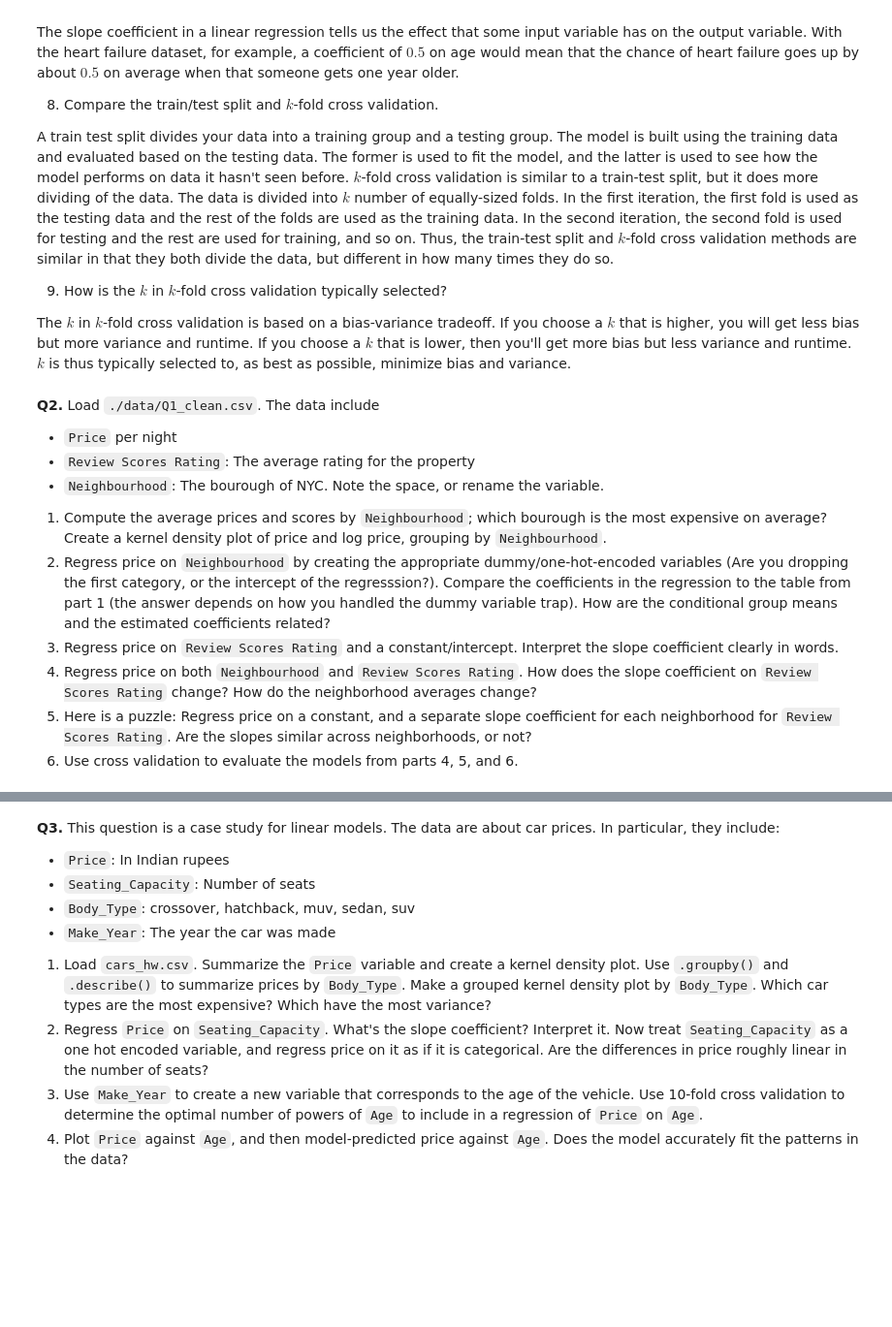
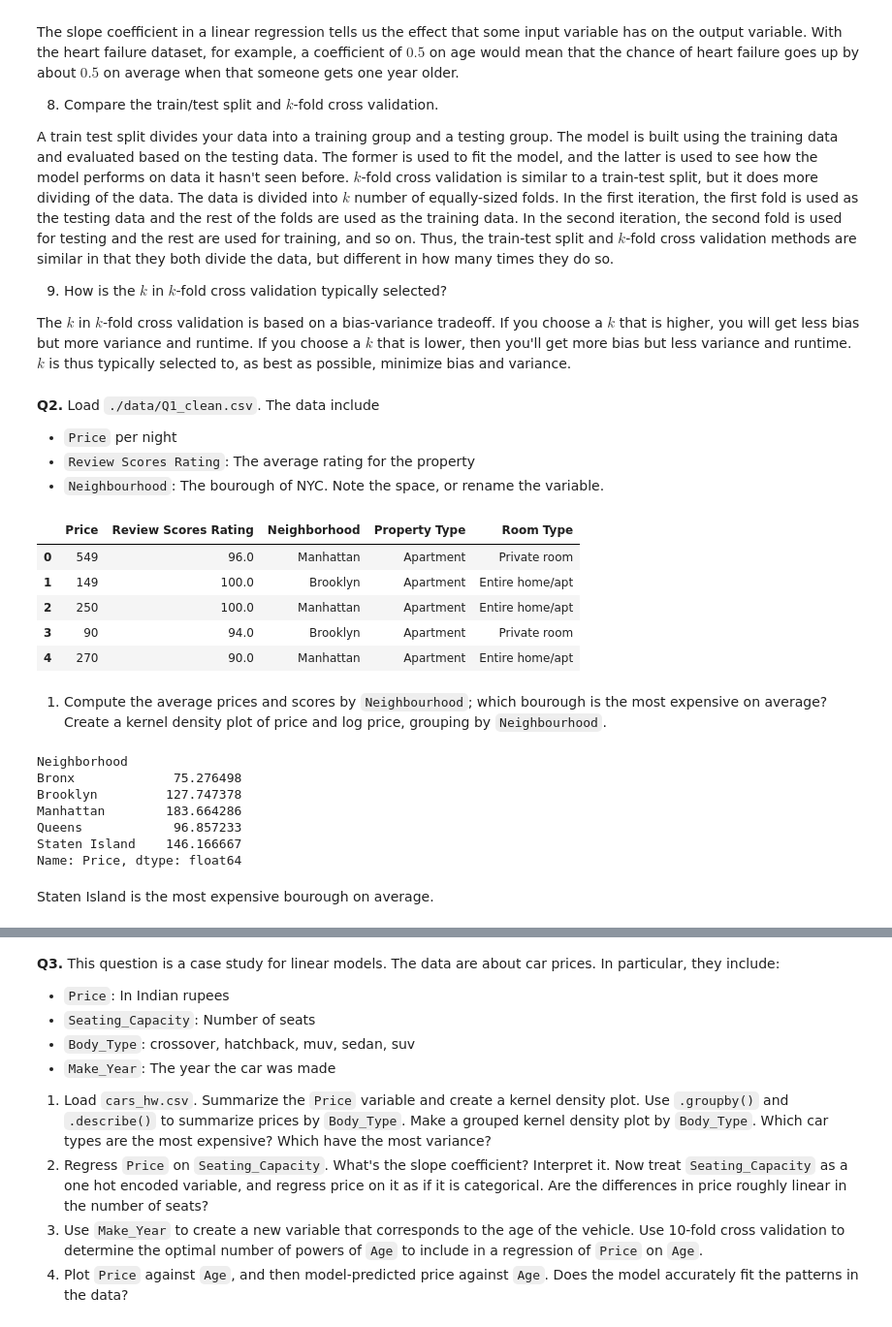
Before and after one commit to syd-nguyen/ds3021-assignments, a Jupyter notebook: assignments/03_assignment_linear_models.ipynb, the cells around one changed output, grey strips where cells are left out. Shown at 97% size. Drawn from its saved outputs; the diff is of its cells as text; code cells hidden in the pictures; blank space fills up the shorter version.

```diff
--- a/assignments/03_assignment_linear_models.ipynb
+++ b/assignments/03_assignment_linear_models.ipynb
@@ -50,10 +50,28 @@ from sklearn.linear_model import LinearRegression
 - `Price` per night
 - `Review Scores Rating`: The average rating for the property
 - `Neighbourhood`: The bourough of NYC. Note the space, or rename the variable.
-
-1. Compute the average prices and scores by `Neighbourhood`; which bourough is the most expensive on average? Create a kernel density plot of price and log price, grouping by `Neighbourhood`.
-2. Regress price on `Neighbourhood` by creating the appropriate dummy/one-hot-encoded variables (Are you dropping the first category, or the intercept of the regresssion?). Compare the coefficients in the regression to the table from part 1 (the answer depends on how you handled the dummy variable trap). How are the conditional group means and the estimated coefficients related?
-3. Regress price on `Review Scores Rating` and a constant/intercept. Interpret the slope coefficient clearly in words.
-4. Regress price on both `Neighbourhood` and `Review Scores Rating`. How does the slope coefficient on `Review Scores Rating` change? How do the neighborhood averages change?
-5. Here is a puzzle: Regress price on a constant, and a separate slope coefficient for each neighborhood for `Review Scores Rating`. Are the slopes similar across neighborhoods, or not?
-6. Use cross validation to evaluate the models from parts 4, 5, and 6.
+# %%
+nyc = pd.read_csv('../data/Q1_clean.csv')
+nyc.rename(columns={'Neighbourhood ': 'Neighborhood'}, inplace=True)
+nyc.head()
+# %% [output]
+|  | Price | Review Scores Rating | Neighborhood | Property Type | Room Type |
+| 0 | 549 | 96.0 | Manhattan | Apartment | Private room |
+| 1 | 149 | 100.0 | Brooklyn | Apartment | Entire home/apt |
+| 2 | 250 | 100.0 | Manhattan | Apartment | Entire home/apt |
+| 3 | 90 | 94.0 | Brooklyn | Apartment | Private room |
+| 4 | 270 | 90.0 | Manhattan | Apartment | Entire home/apt |
+# %% [markdown]
+1. Compute the average prices and scores by `Neighbourhood`; which bourough is the most expensive on average? Create a kernel density plot of price and log price, grouping by `Neighbourhood`.
+# %%
+nyc.groupby('Neighborhood')['Price'].mean()
+# %% [output]
+Neighborhood
+Bronx             75.276498
+Brooklyn         127.747378
+Manhattan        183.664286
+Queens            96.857233
+Staten Island    146.166667
+Name: Price, dtype: float64
+# %% [markdown]
+Staten Island is the most expensive bourough on average.
```
Also changed, not shown: parts of 8 cells of this notebook.
